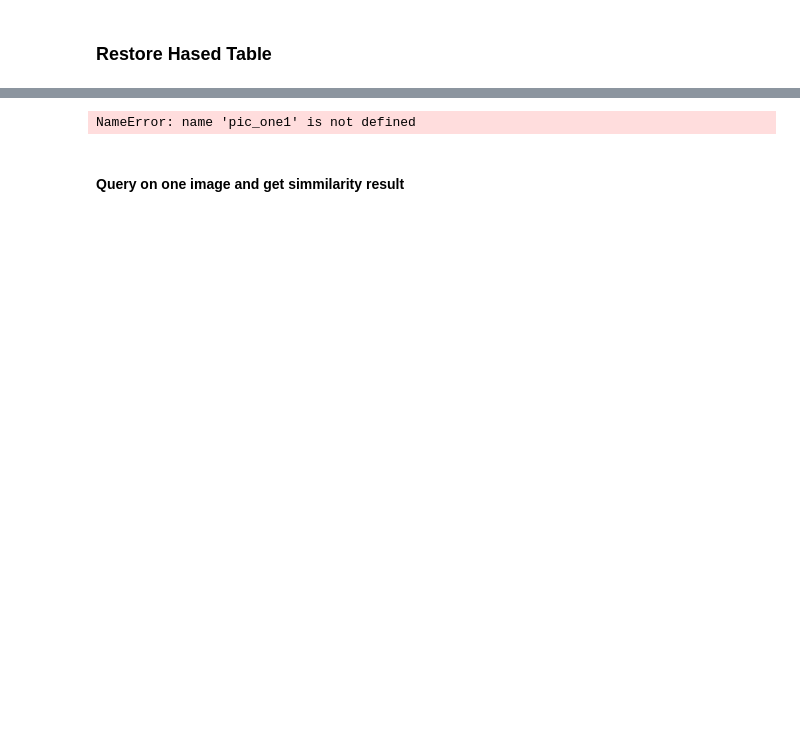
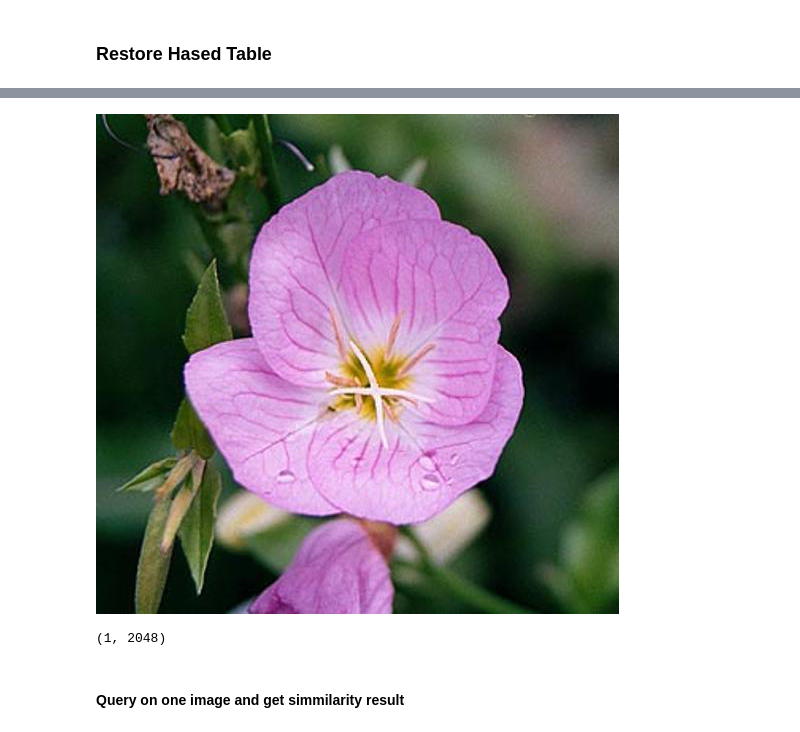
Before and after one commit to singnet/image-retrieval-service, a Jupyter notebook: storeLSH.ipynb, the cells around one changed output, grey strips where cells are left out. Cells and saved outputs as stored; diff of their text form; code cells hidden in the pictures; blank space fills up the shorter version.

```diff
--- a/storeLSH.ipynb
+++ b/storeLSH.ipynb
@@ -73,12 +81,14 @@ en_loaded = pickle.load(filehandler)
 # %%
 
 # image to test query
 pic_one1_emb = res.getMapping(pic_one1)
 pic_one1_emb = pic_one1_emb.view(-1,2048)
 pic_one1_emb = pic_one1_emb.numpy()
+display(pic_one1)
 print(pic_one1_emb.shape)
 
 
 query = pic_one1_emb[0]
 # %% [output]
+[figure, added]
-NameError: name 'pic_one1' is not defined
+(1, 2048)
```
Also changed, not shown: parts of 6 cells of this notebook.
